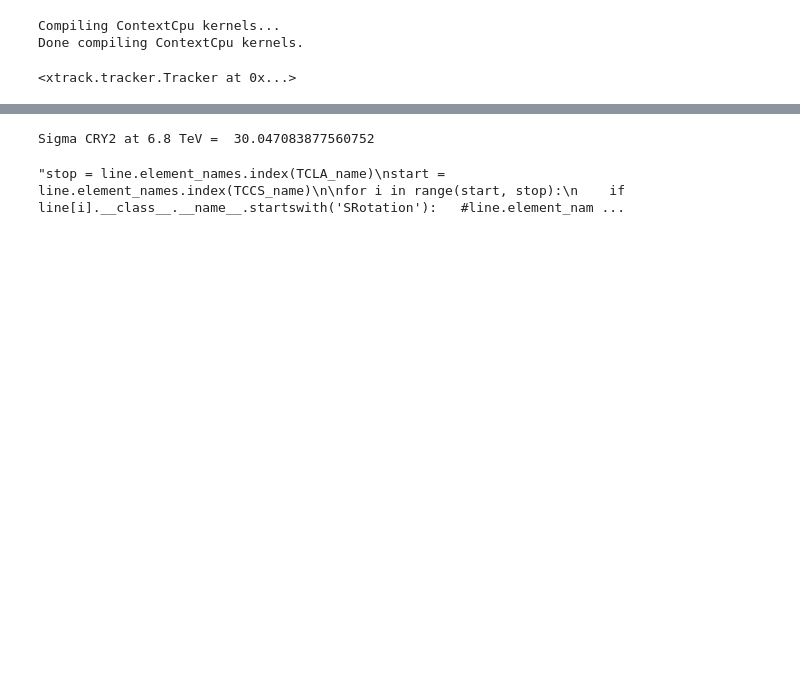
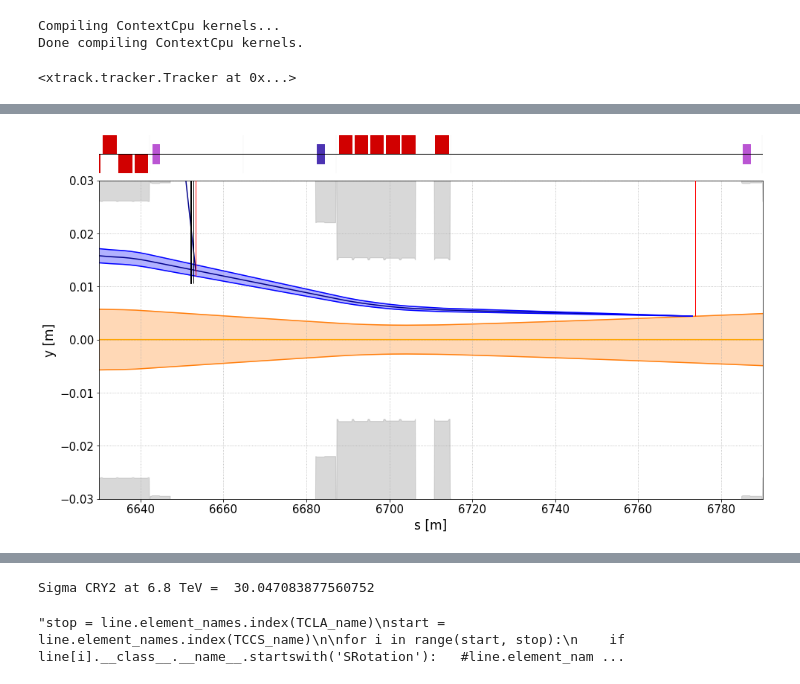
Before and after one commit to chiaramaccani/two_cryst_sim, a Jupyter notebook: IR3_channeling.ipynb, the cells around one changed output, grey strips where cells are left out. Saved outputs shown, nothing was run; the diff lists cells and outputs as text; code cells hidden in the pictures; blank space fills up the shorter version.

```diff
--- a/IR3_channeling.ipynb
+++ b/IR3_channeling.ipynb
@@ -527,0 +607,14 @@ plot_IR3(ir3_plot[1], df_ref, df_chann_part, df_chann_part_upper, df_chann_part_
+# %%
+if rpx:
+    df_TCCP_chann=df_TCCP_chann[df_TCCP_chann['y']>1e-3]
+# %%
+#start, stop =  6640 , 6660
+fig, ir3_plot = plt.subplots(2, 1, gridspec_kw={'height_ratios': [0.12, 1]}, sharex=True, figsize=(16,9))
+pymadx.Plot._SetMachineAxesStyle(ir3_plot[0])
+pymadx.Plot._DrawMachineLattice(ir3_plot[0], layout_data_object)
+plt.subplots_adjust(wspace=2, hspace=0.04)
+ir3_plot[0].set_xlim(start,stop)
+# ir3_plot[0].set_title(label='Energy = 1 TeV', y=1.05, fontsize=18)
+plot_IR3_ZOOM(ir3_plot[1], df_ref, df_chann_part, df_chann_part_upper, df_chann_part_lower, df_apertures, df_coll, 6630, 6790, df_TCCP_chann, )
+# %% [output]
+[figure, added]
```
Also changed, not shown: parts of 19 cells of this notebook, 24 other files.
